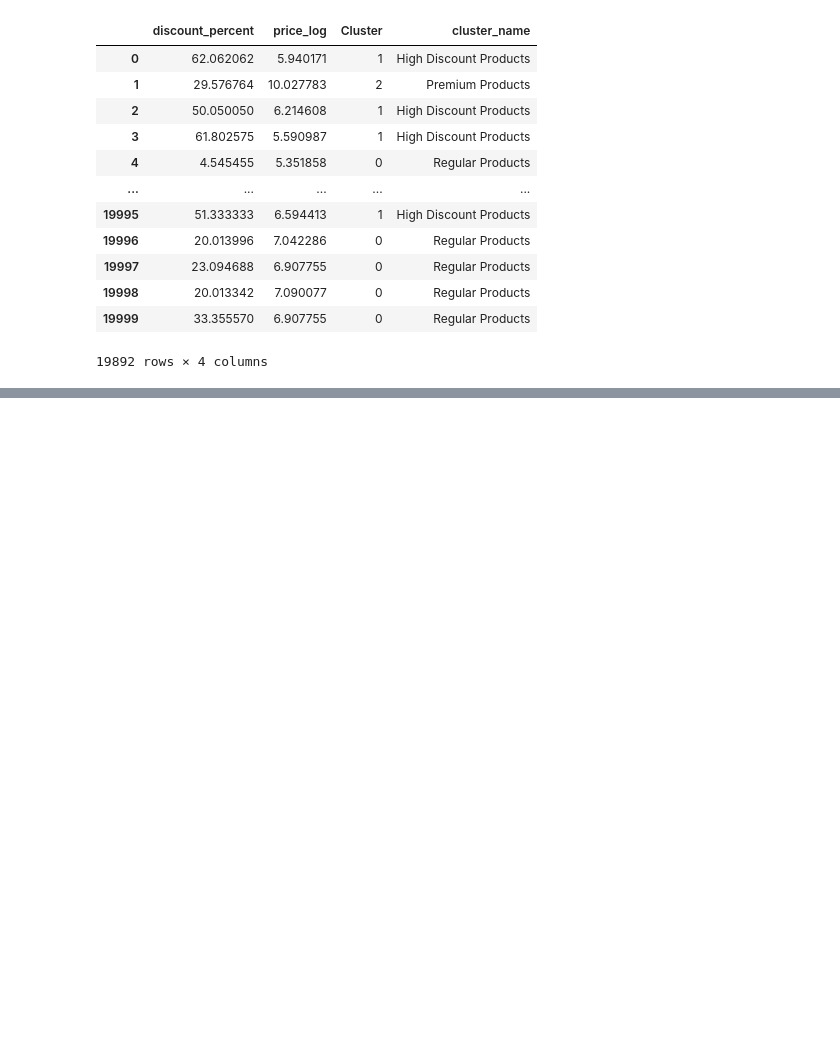
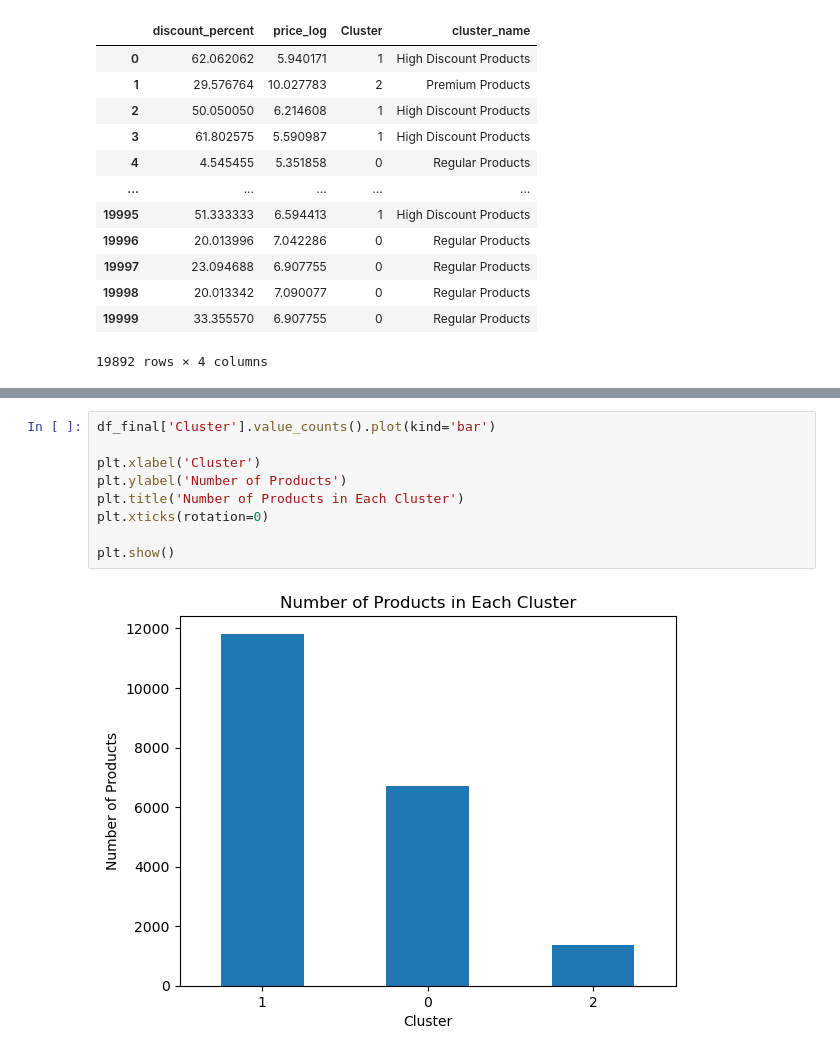
Before and after one commit to PushkarMalhotra2006/Product-Segementation, a Jupyter notebook: flipkart_products.ipynb, the cells around one changed output, grey strips where cells are left out. Cells and saved outputs as stored; diff of their text form; blank space fills up the shorter version.

Commit message:
completed the notebook , done analysis based on clustering

```diff
--- a/flipkart_products.ipynb
+++ b/flipkart_products.ipynb
@@ -412,0 +444,11 @@ df_final
+# %%
+df_final['Cluster'].value_counts().plot(kind='bar')
+
+plt.xlabel('Cluster')
+plt.ylabel('Number of Products')
+plt.title('Number of Products in Each Cluster')
+plt.xticks(rotation=0)
+
+plt.show()
+# %% [output]
+[figure, added]
```
Also changed, not shown: parts of 7 cells of this notebook, 1 other file.
